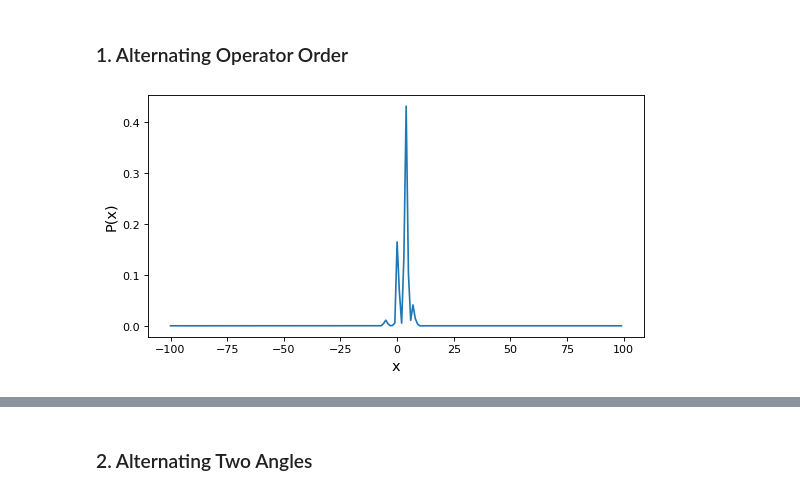
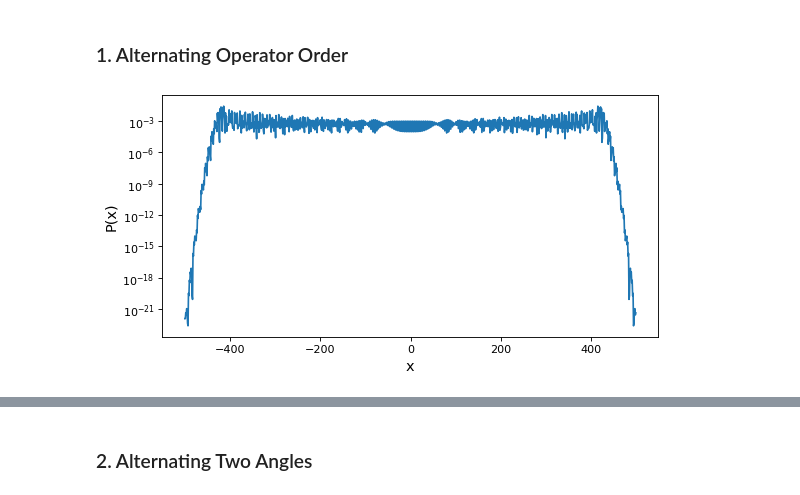
Before and after one commit to qwchagas/cirm_qw, a Jupyter notebook: sqw_alternate.ipynb, the cells around one changed output, grey strips where cells are left out. Drawn from its saved outputs; the diff is of its cells as text; code cells hidden in the pictures.

```diff
--- a/sqw_alternate.ipynb
+++ b/sqw_alternate.ipynb
@@ -23,44 +23,47 @@ def sqw_ops(N, theta_blue, theta_red):
 # %% [markdown]
 ### 1. Alternating Operator Order
 # %%
-n = 100
+n = 500
 N = 2*n
-theta_blue = np.pi/10
+theta_blue = np.pi/3
 theta_red  = np.pi/4
 
-steps = 1000
-exp_samples = 200
+steps = 300
+exp_samples = 1
 
 U_blue, U_red = sqw_ops(N, theta_blue, theta_red)
+U = U_red @ U_blue
 
-# initial_state[n] = 1/np.sqrt(2)
-# initial_state[n+1] = 1/np.sqrt(2)
+initial_state[n] = 1/np.sqrt(2)
+initial_state[n+1] = 1/np.sqrt(2)
 outcomes = [0, 1]
-probs = [.01, .99]
+probs = [.5, .5]
 
 
 
 mean_value = np.zeros([N,1])
 
 for s in range(exp_samples):
 
     operator_order = [choices(outcomes, probs)[0] for x in range(steps)]
 
     initial_state = np.zeros([N,1])
-    initial_state[n+1] = 1
+#     initial_state[n+1] = 1
+    initial_state[n] = 1/np.sqrt(2)
+    initial_state[n+1] = 1/np.sqrt(2)
     for t in range(steps):
-        if operator_order[t] == 0:
-            initial_state = U_blue @ initial_state
-        else:
-            initial_state = U_red @ initial_state
-
+#         if operator_order[t] == 0:
+#             initial_state = U_blue @ initial_state
+#         else:
+#             initial_state = U_red @ initial_state
+        initial_state = U @ initial_state
     mean_value += np.abs(initial_state)**2/exp_samples
 
 plt.figure(figsize=(8, 4), dpi=80)
-plt.plot(np.arange(0,N)-N//2,np.abs(initial_state)**2)
+plt.semilogy(np.arange(0,N)-N//2,np.abs(initial_state)**2)
 plt.xlabel('x',fontsize=13)
 plt.ylabel('P(x)',fontsize=13)
-# plt.ylim([0,.1])
+# plt.ylim([0,.004])
 plt.show()
 # %% [output]
-[figure, old version]
+[figure, new version]
```
Also changed, not shown: parts of 3 cells of this notebook.
